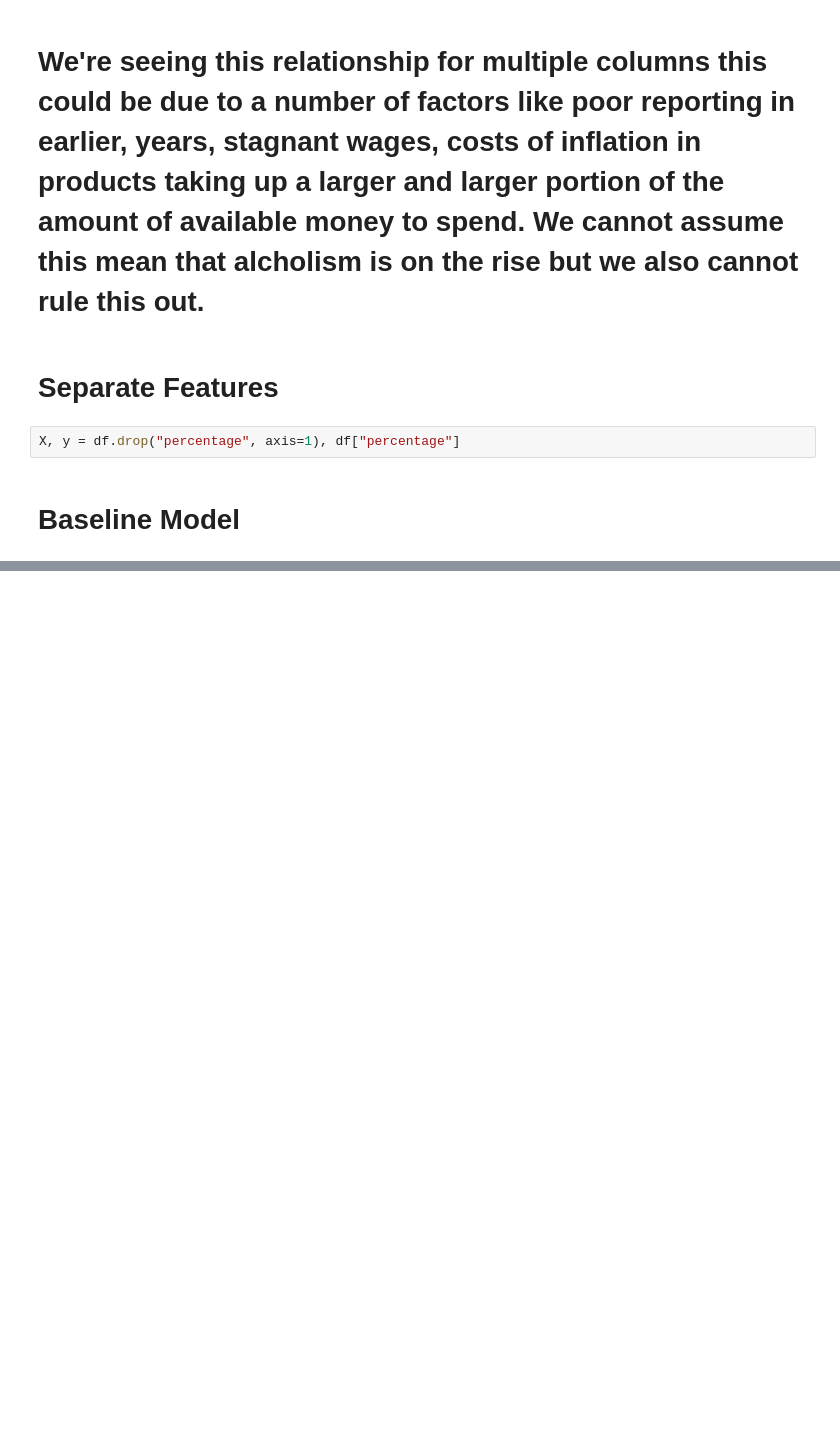
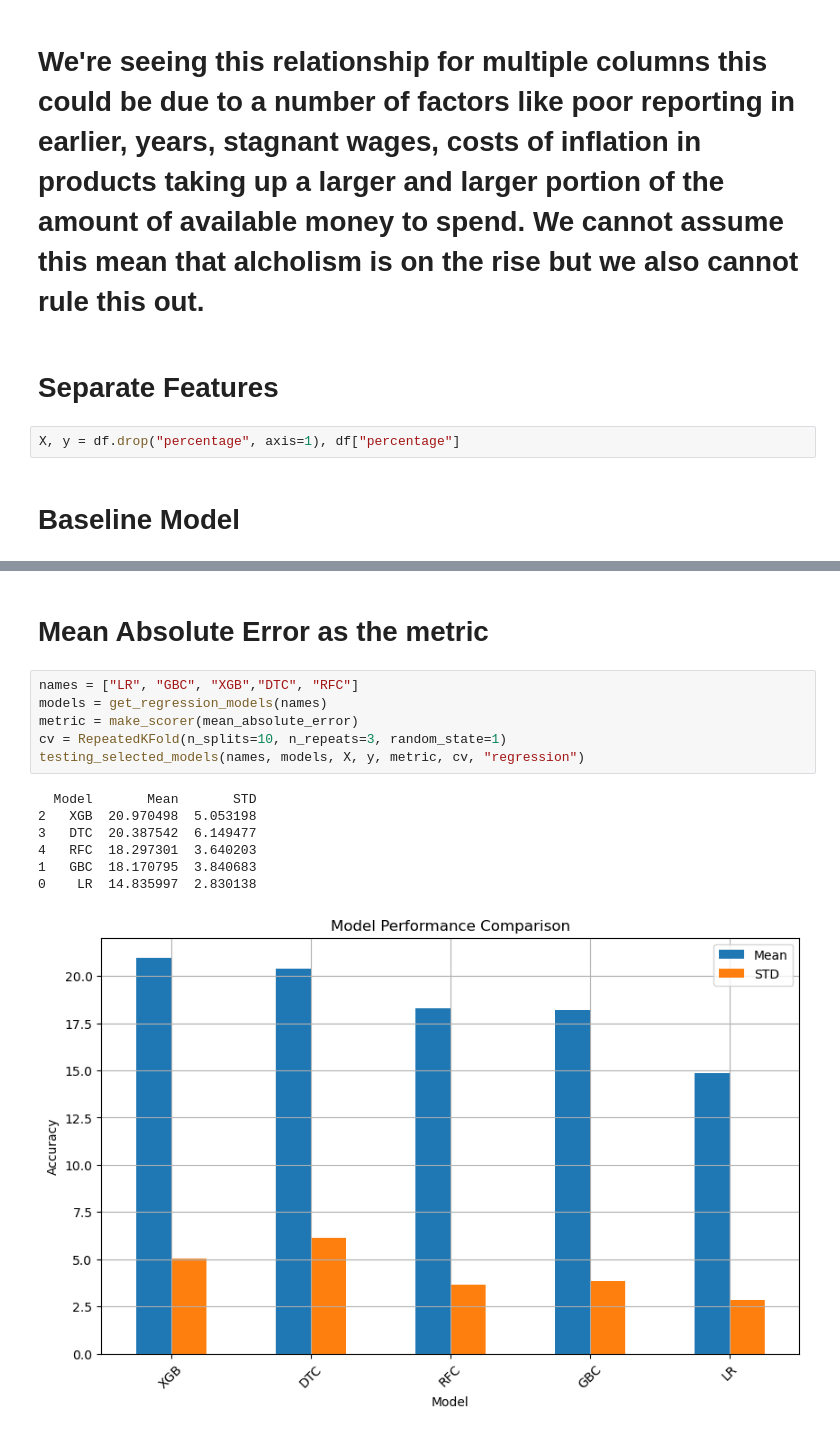
Before and after one commit to MaukanMir/Alchool-Expenditure-Classification, a Jupyter notebook: training.ipynb, the cells around one changed output, grey strips where cells are left out. Cells and saved outputs as stored; diff of their text form; blank space fills up the shorter version.

```diff
--- a/training.ipynb
+++ b/training.ipynb
@@ -206,0 +232,16 @@ X, y = df.drop("percentage", axis=1), df["percentage"]
+# %% [markdown]
+# Mean Absolute Error as the metric
+# %%
+names = ["LR", "GBC", "XGB","DTC", "RFC"]
+models = get_regression_models(names)
+metric = make_scorer(mean_absolute_error)
+cv = RepeatedKFold(n_splits=10, n_repeats=3, random_state=1)
+testing_selected_models(names, models, X, y, metric, cv, "regression")
+# %% [output]
+  Model       Mean       STD
+2   XGB  20.970498  5.053198
+3   DTC  20.387542  6.149477
+4   RFC  18.297301  3.640203
+1   GBC  18.170795  3.840683
+0    LR  14.835997  2.830138
+[figure, added]
```
Also changed, not shown: parts of 6 cells of this notebook.
